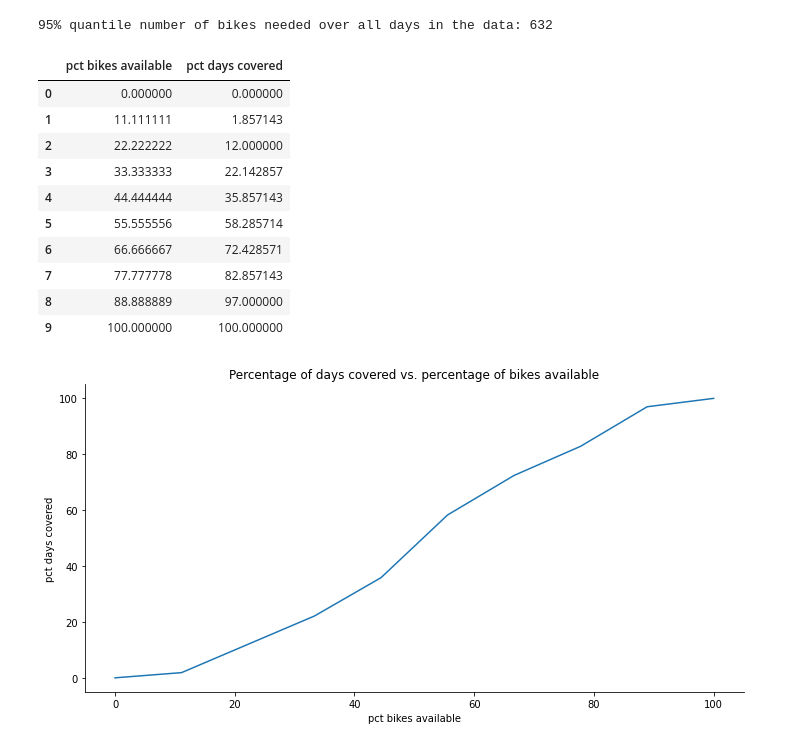
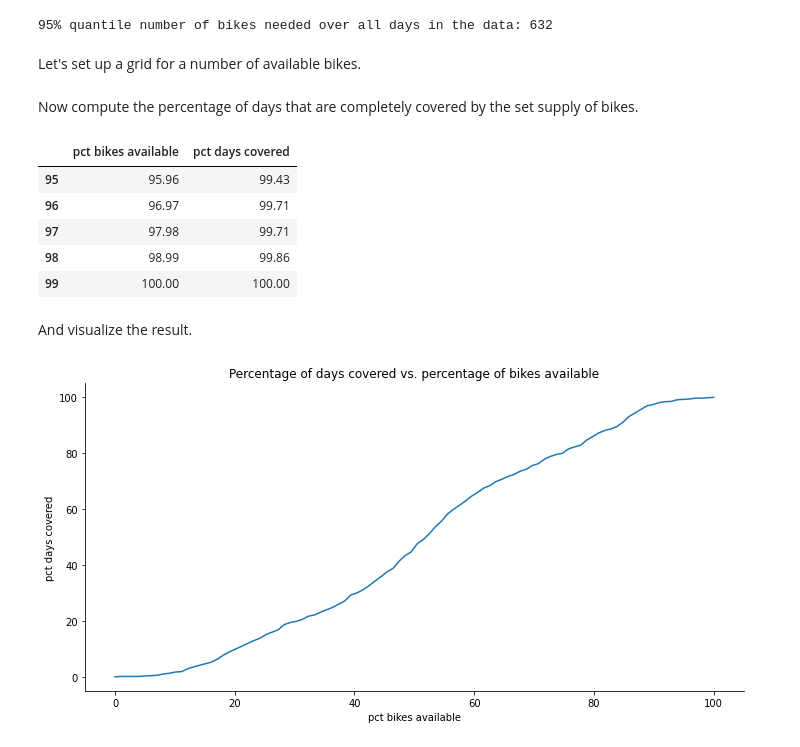
Before and after one commit to khrapovs/playing-with-uci-bike-sharing-data, a Jupyter notebook: notebook.ipynb, the cells around one changed output. Drawn from its saved outputs; the diff is of its cells as text; code cells hidden in the pictures.

```diff
--- a/notebook.ipynb
+++ b/notebook.ipynb
@@ -18,4 +20,6 @@ from sklearn.preprocessing import OneHotEncoder
 from sklearn.preprocessing import StandardScaler
 
 from download_data import download_data
+
+pd.options.display.float_format = "{:,.2f}".format
 # %% [markdown]
@@ -27,8 +43,5 @@ Import data
 # %%
-raw_data_path = local_data_dir / "day.csv"
-lbl_date = "dteday"
-lbl_count_of_rental_bikes = "cnt"
-raw_data = pd.read_csv(raw_data_path, parse_dates=[lbl_date])
+raw_data = pd.read_csv(local_data_dir / "day.csv", parse_dates=[lbl_date])
 raw_data.tail()
 # %% [output]
 |  | instant | dteday | season | yr | mnth | holiday | weekday | workingday | weathersit | temp | ... |
@@ -134,35 +154,35 @@ quantile_nr_of_bikes_needed = data_train[lbl_nr_of_bikes_needed_per_day].quantil
 print(f"{alpha:.0%} quantile number of bikes needed over all days in the data: {quantile_nr_of_bikes_needed:.0f}")
 # %% [output]
 95% quantile number of bikes needed over all days in the data: 632
+# %% [markdown]
+Let's set up a grid for a number of available bikes.
 # %%
-grid_bikes_available = np.linspace(start=0, stop=max_nr_of_bikes_needed, num=10)
+grid_bikes_available = np.linspace(start=0, stop=max_nr_of_bikes_needed, num=100)
+# %% [markdown]
+Now compute the percentage of days that are completely covered by the set supply of bikes.
 # %%
 def get_pct_days_covered(data: pd.DataFrame, bikes_available: int) -> float:
     return 100 * (data[lbl_nr_of_bikes_needed_per_day] <= bikes_available).sum() / data.shape[0]
-
 
 lbl_pct_bikes_available = "pct bikes available"
 lbl_days_covered = "pct days covered"
 pct_days_covered = list()
 for bikes_available in grid_bikes_available:
     pct_days_covered.append(
         {lbl_pct_bikes_available: 100 * bikes_available / max_nr_of_bikes_needed,
          lbl_days_covered: get_pct_days_covered(data=data_train, bikes_available=bikes_available)}
     )
 pct_days_covered = pd.DataFrame(pct_days_covered)
-pct_days_covered
+pct_days_covered.tail()
 # %% [output]
 |  | pct bikes available | pct days covered |
-| 0 | 0.000000 | 0.000000 |
-| 1 | 11.111111 | 1.857143 |
-| 2 | 22.222222 | 12.000000 |
-| 3 | 33.333333 | 22.142857 |
-| 4 | 44.444444 | 35.857143 |
-| 5 | 55.555556 | 58.285714 |
-| 6 | 66.666667 | 72.428571 |
-| 7 | 77.777778 | 82.857143 |
-| 8 | 88.888889 | 97.000000 |
-| 9 | 100.000000 | 100.000000 |
+| 95 | 95.96 | 99.43 |
+| 96 | 96.97 | 99.71 |
+| 97 | 97.98 | 99.71 |
+| 98 | 98.99 | 99.86 |
+| 99 | 100.00 | 100.00 |
+# %% [markdown]
+And visualize the result.
 # %%
 sns.relplot(
     x=lbl_pct_bikes_available,
```
Also changed, not shown: parts of 49 cells of this notebook.
